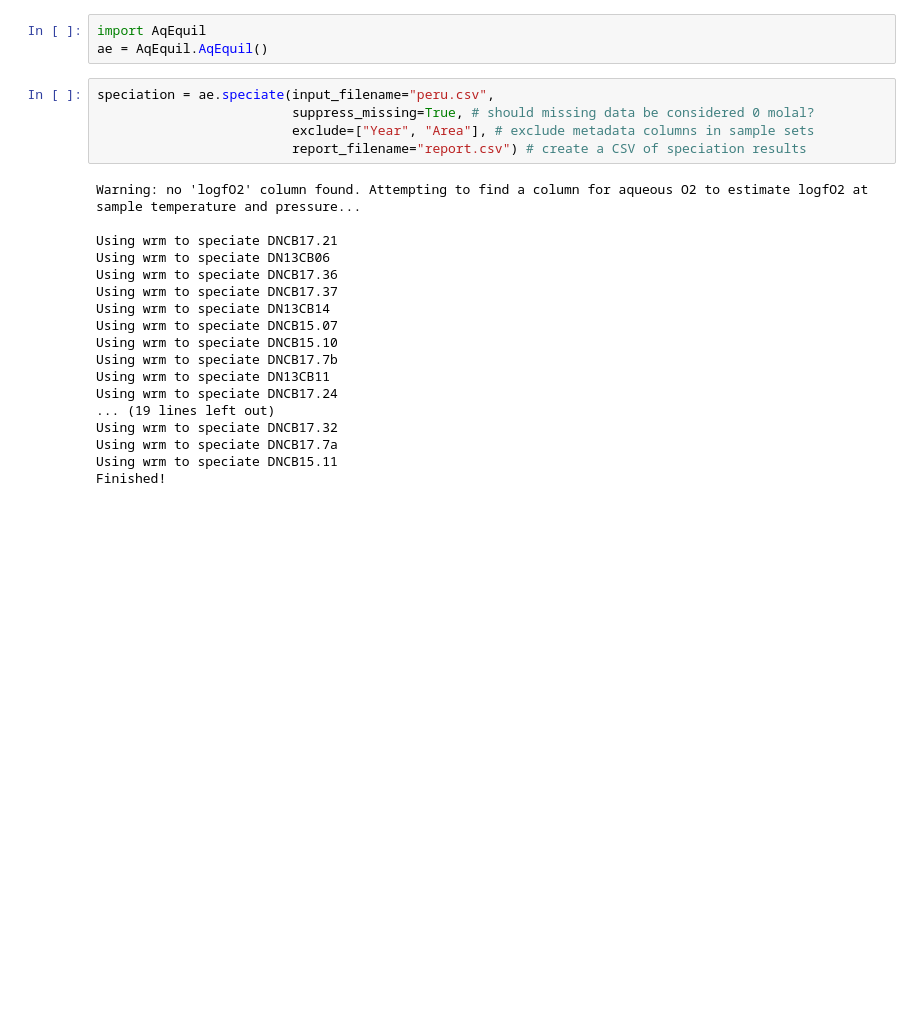
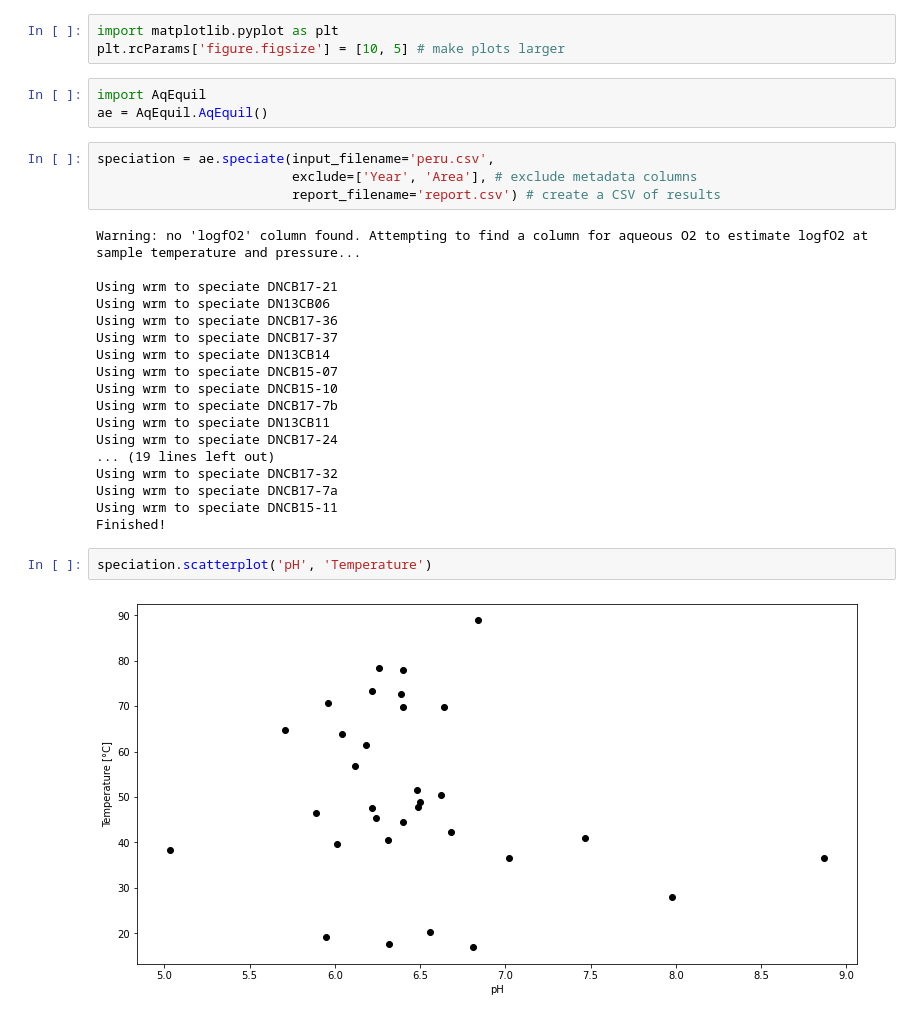
Before and after one commit to worm-portal/WORM-Library, a Jupyter notebook: WORKSHOP/Breakout.ipynb, the cells around one changed output. Drawn from its saved outputs; the diff is of its cells as text; blank space fills up the shorter version.

```diff
--- a/WORKSHOP/Breakout.ipynb
+++ b/WORKSHOP/Breakout.ipynb
@@ -21,27 +23,33 @@
+# %%
+import matplotlib.pyplot as plt
+plt.rcParams['figure.figsize'] = [10, 5] # make plots larger
 # %%
 import AqEquil
 ae = AqEquil.AqEquil()
 # %%
-speciation = ae.speciate(input_filename="peru.csv",
-                         suppress_missing=True, # should missing data be considered 0 molal?
-                         exclude=["Year", "Area"], # exclude metadata columns in sample sets
-                         report_filename="report.csv") # create a CSV of speciation results
+speciation = ae.speciate(input_filename='peru.csv',
+                         exclude=['Year', 'Area'], # exclude metadata columns
+                         report_filename='report.csv') # create a CSV of results
 # %% [output]
 Warning: no 'logfO2' column found. Attempting to find a column for aqueous O2 to estimate logfO2 at sample temperature and pressure...
 
-Using wrm to speciate DNCB17.21
+Using wrm to speciate DNCB17-21
 Using wrm to speciate DN13CB06
-Using wrm to speciate DNCB17.36
-Using wrm to speciate DNCB17.37
+Using wrm to speciate DNCB17-36
+Using wrm to speciate DNCB17-37
 Using wrm to speciate DN13CB14
-Using wrm to speciate DNCB15.07
-Using wrm to speciate DNCB15.10
-Using wrm to speciate DNCB17.7b
+Using wrm to speciate DNCB15-07
+Using wrm to speciate DNCB15-10
+Using wrm to speciate DNCB17-7b
 Using wrm to speciate DN13CB11
-Using wrm to speciate DNCB17.24
+Using wrm to speciate DNCB17-24
 ... (19 lines left out)
-Using wrm to speciate DNCB17.32
-Using wrm to speciate DNCB17.7a
-Using wrm to speciate DNCB15.11
+Using wrm to speciate DNCB17-32
+Using wrm to speciate DNCB17-7a
+Using wrm to speciate DNCB15-11
 Finished!
+# %%
+speciation.scatterplot('pH', 'Temperature')
+# %% [output]
+[figure, added]
 # %%
```
Also changed, not shown: parts of 8 cells of this notebook, 12 other files.
